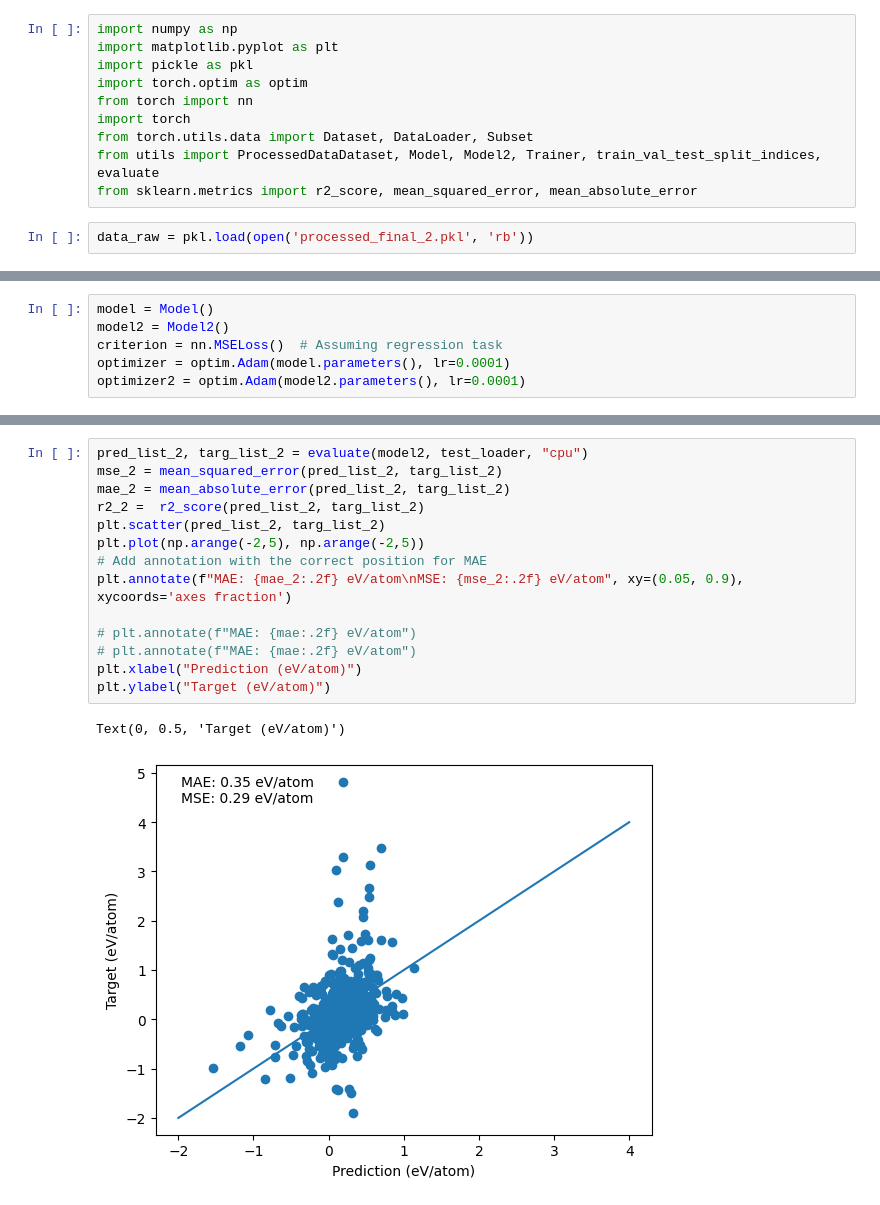
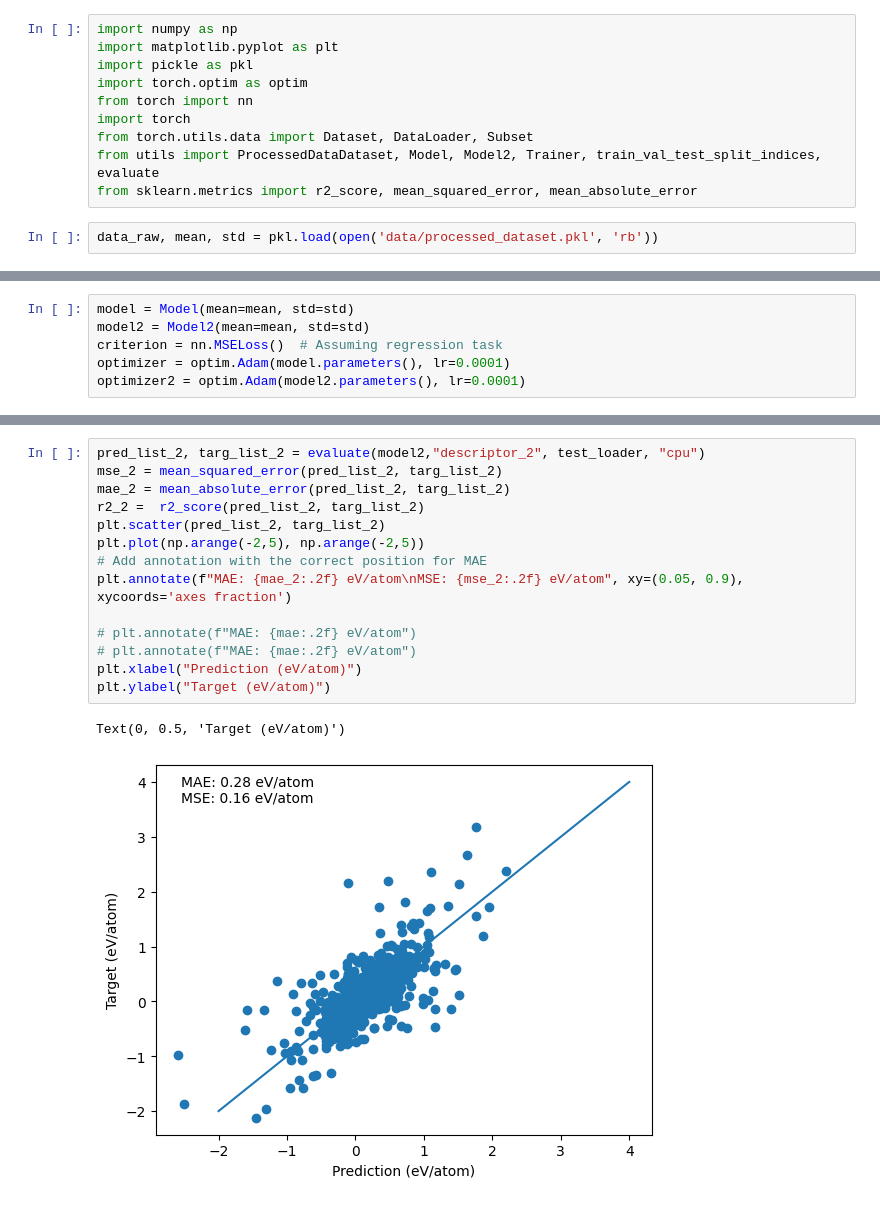
Before and after one commit to HojeChun/KRICT-Hackathon, a Jupyter notebook: experiments.ipynb, the cells around one changed output, grey strips where cells are left out. Drawn from its saved outputs; the diff is of its cells as text.

```diff
--- a/experiments.ipynb
+++ b/experiments.ipynb
@@ -9,4 +12,4 @@ from torch.utils.data import Dataset, DataLoader, Subset
 from utils import ProcessedDataDataset, Model, Model2, Trainer, train_val_test_split_indices, evaluate
 from sklearn.metrics import r2_score, mean_squared_error, mean_absolute_error
 # %%
-data_raw = pkl.load(open('processed_final_2.pkl', 'rb'))
+data_raw, mean, std = pkl.load(open('data/processed_dataset.pkl', 'rb'))
@@ -68,8 +28,8 @@ train_loader = DataLoader(train_dataset, batch_size=32, shuffle=True)
 val_loader = DataLoader(val_dataset, batch_size=32, shuffle=True)
 test_loader = DataLoader(test_dataset, batch_size=32, shuffle=False)
 # %%
-model = Model()
-model2 = Model2()
+model = Model(mean=mean, std=std)
+model2 = Model2(mean=mean, std=std)
 criterion = nn.MSELoss()  # Assuming regression task
 optimizer = optim.Adam(model.parameters(), lr=0.0001)
 optimizer2 = optim.Adam(model2.parameters(), lr=0.0001)
@@ -127,17 +87,17 @@ Text(0, 0.5, 'Target (eV/atom)')
 # %%
-pred_list_2, targ_list_2 = evaluate(model2, test_loader, "cpu")
+pred_list_2, targ_list_2 = evaluate(model2,"descriptor_2", test_loader, "cpu")
 mse_2 = mean_squared_error(pred_list_2, targ_list_2)
 mae_2 = mean_absolute_error(pred_list_2, targ_list_2)
 r2_2 =  r2_score(pred_list_2, targ_list_2)
 plt.scatter(pred_list_2, targ_list_2)
 plt.plot(np.arange(-2,5), np.arange(-2,5))
 # Add annotation with the correct position for MAE
 plt.annotate(f"MAE: {mae_2:.2f} eV/atom\nMSE: {mse_2:.2f} eV/atom", xy=(0.05, 0.9), xycoords='axes fraction')
 
 # plt.annotate(f"MAE: {mae:.2f} eV/atom")
 # plt.annotate(f"MAE: {mae:.2f} eV/atom")
 plt.xlabel("Prediction (eV/atom)")
 plt.ylabel("Target (eV/atom)")
 # %% [output]
 Text(0, 0.5, 'Target (eV/atom)')
-[figure, old version]
+[figure, new version]
```
Also changed, not shown: parts of 8 cells of this notebook, 12 other files.
